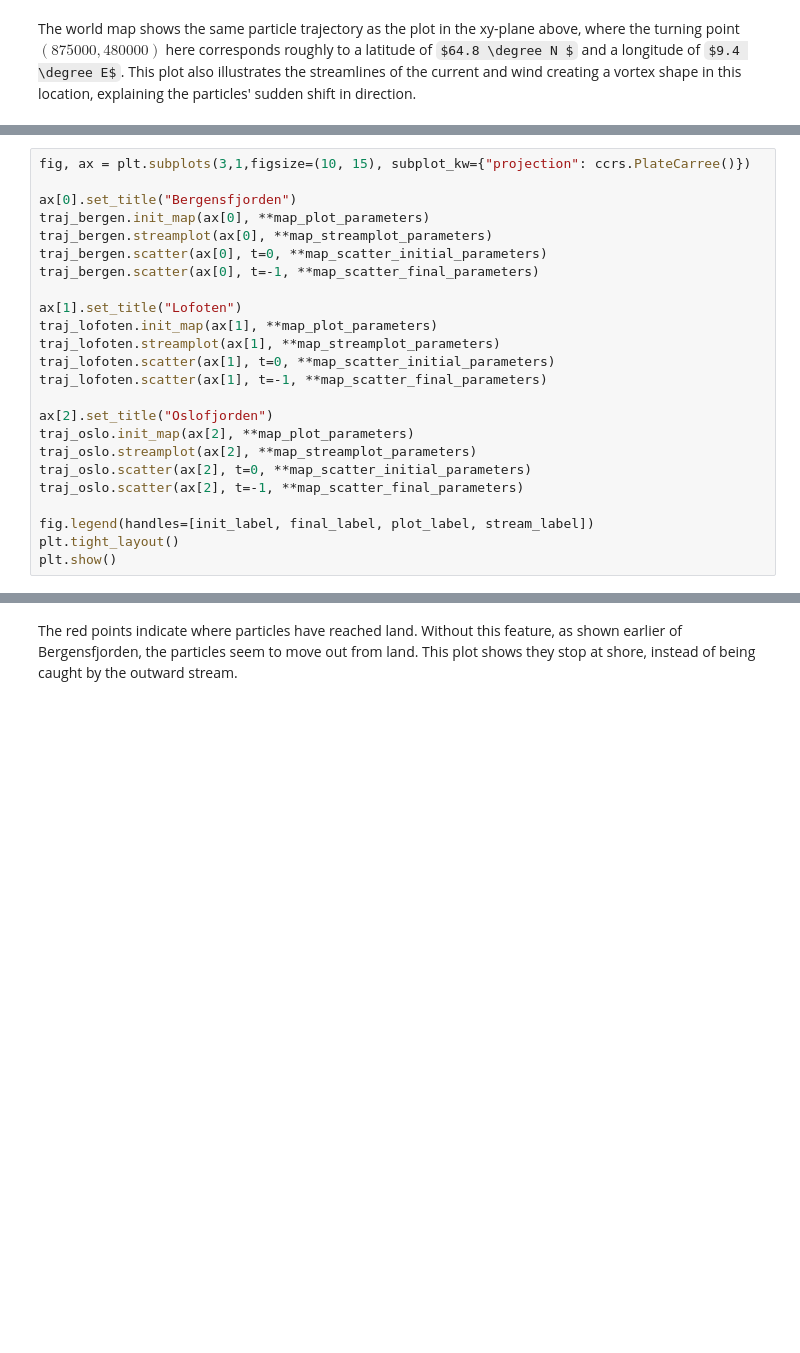
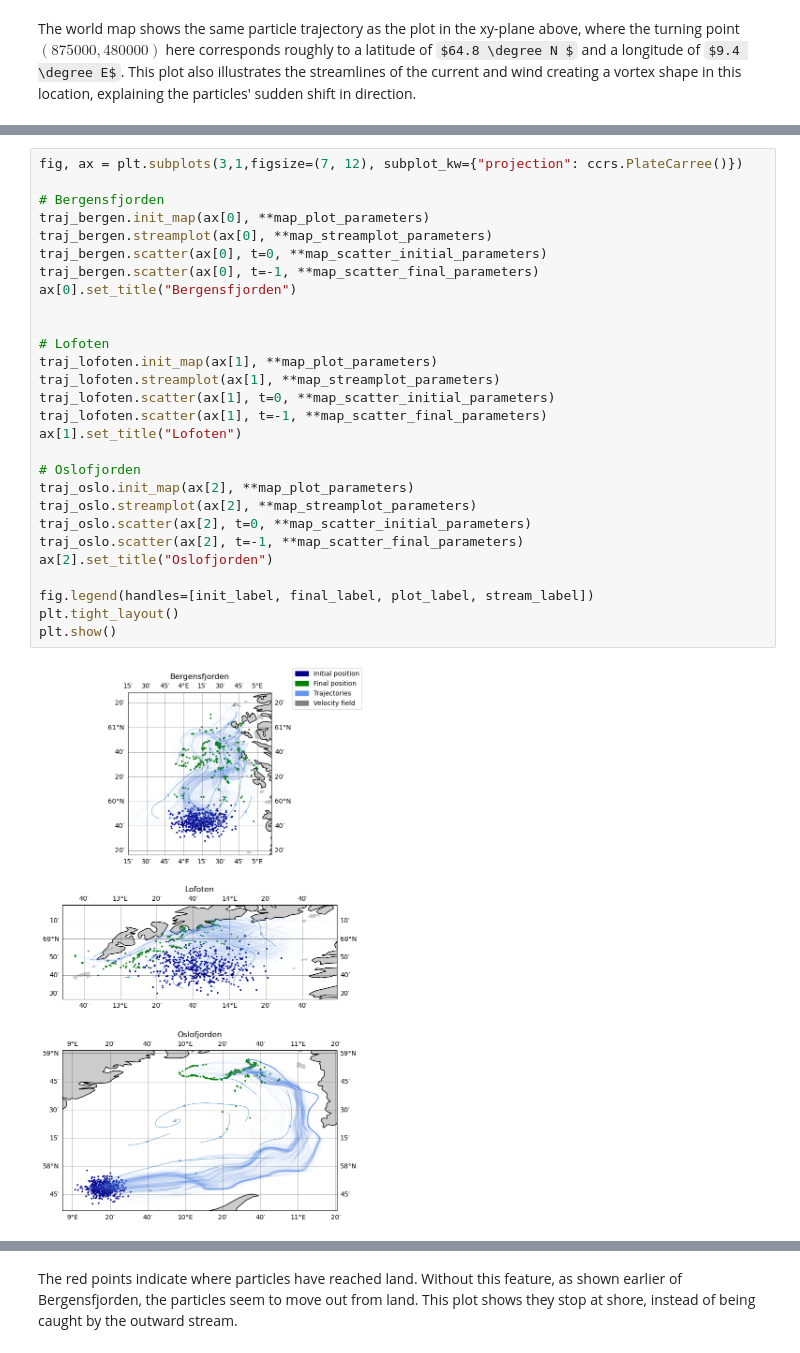
Before and after one commit to TrymSaether/Particle-transport-with-ocean-currents, a Jupyter notebook: eksempelkode.ipynb, the cells around one changed output, grey strips where cells are left out. Drawn from its saved outputs; the diff is of its cells as text; some formulas as TeX source; blank space fills up the shorter version.

```diff
--- a/eksempelkode.ipynb
+++ b/eksempelkode.ipynb
@@ -299,27 +327,33 @@ traj_oslo.info()
 # %%
-fig, ax = plt.subplots(3,1,figsize=(10, 15), subplot_kw={"projection": ccrs.PlateCarree()})
+fig, ax = plt.subplots(3,1,figsize=(7, 12), subplot_kw={"projection": ccrs.PlateCarree()})
 
-ax[0].set_title("Bergensfjorden")
+# Bergensfjorden
 traj_bergen.init_map(ax[0], **map_plot_parameters)
 traj_bergen.streamplot(ax[0], **map_streamplot_parameters)
 traj_bergen.scatter(ax[0], t=0, **map_scatter_initial_parameters)
 traj_bergen.scatter(ax[0], t=-1, **map_scatter_final_parameters)
+ax[0].set_title("Bergensfjorden")
 
-ax[1].set_title("Lofoten")
+
+# Lofoten
 traj_lofoten.init_map(ax[1], **map_plot_parameters)
 traj_lofoten.streamplot(ax[1], **map_streamplot_parameters)
 traj_lofoten.scatter(ax[1], t=0, **map_scatter_initial_parameters)
 traj_lofoten.scatter(ax[1], t=-1, **map_scatter_final_parameters)
+ax[1].set_title("Lofoten")
 
-ax[2].set_title("Oslofjorden")
+# Oslofjorden
 traj_oslo.init_map(ax[2], **map_plot_parameters)
 traj_oslo.streamplot(ax[2], **map_streamplot_parameters)
 traj_oslo.scatter(ax[2], t=0, **map_scatter_initial_parameters)
 traj_oslo.scatter(ax[2], t=-1, **map_scatter_final_parameters)
+ax[2].set_title("Oslofjorden")
 
 fig.legend(handles=[init_label, final_label, plot_label, stream_label])
 plt.tight_layout()
 plt.show()
+# %% [output]
+[figure, added]
 # %% [markdown]
 The plots show three simulations of $N_p = 500$ particle trajectories, in Bergensfjorden, outside Lofoten, and in Oslofjorden. The areas seem to have different path trends. Outside Bergensfjorden the wind and current is directed in various directions, resulting in a larger spread in the trajectories and final positions. The particles are first dragged in towards the shore, before being pulled out again.
 
```
Also changed, not shown: parts of 34 cells of this notebook, 4 other files.
